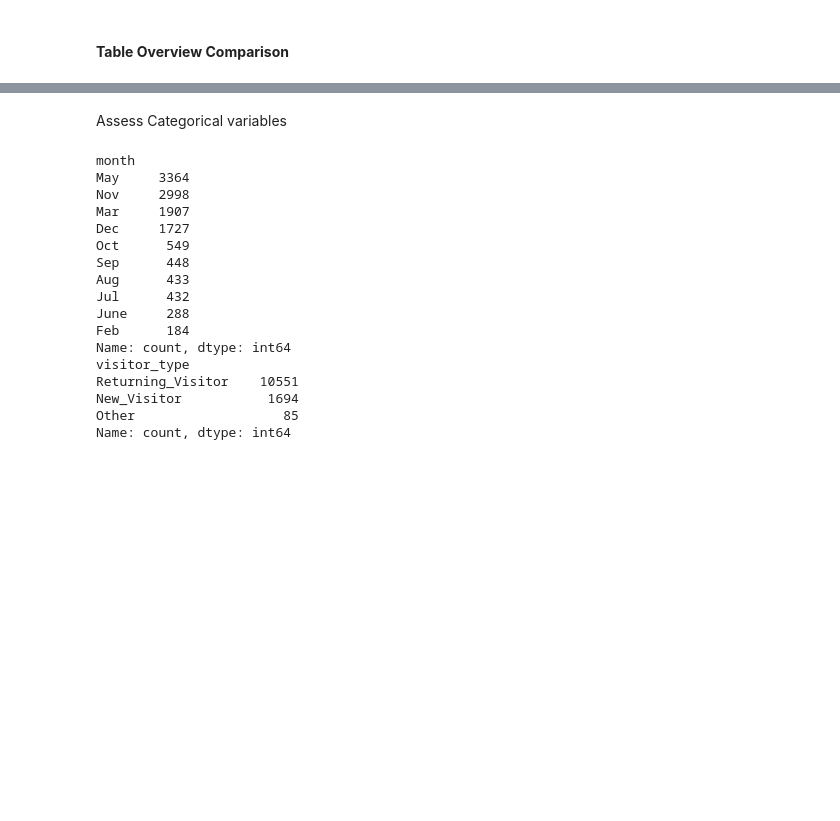
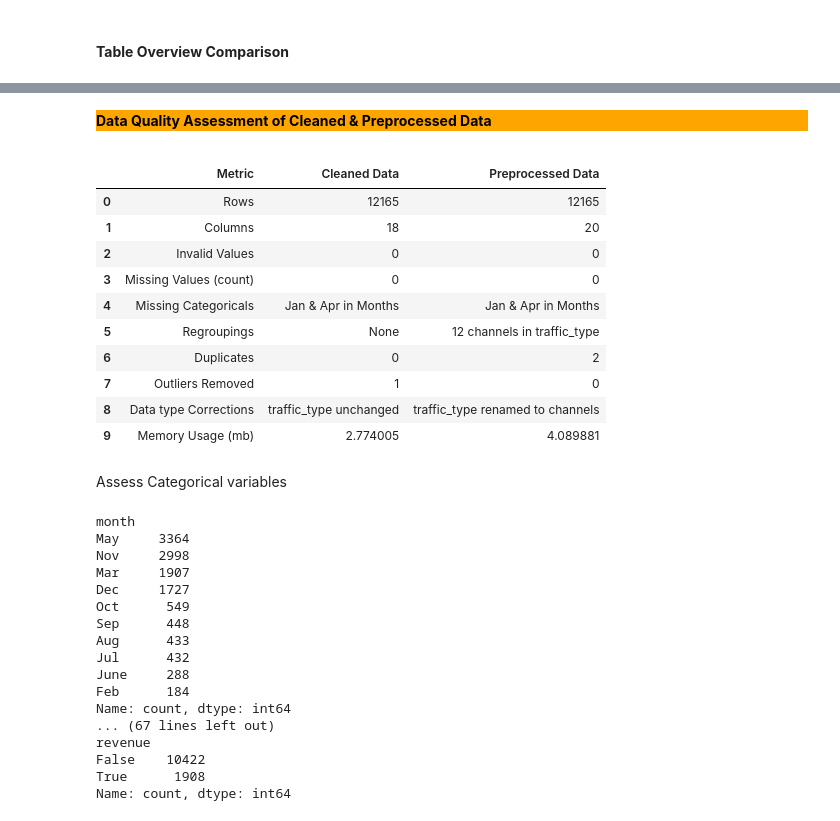
Before and after one commit to Craphtr/online-shopping-ml-case-study, a Jupyter notebook: data_quality_assessment.ipynb, the cells around one changed output, grey strips where cells are left out. Drawn from its saved outputs; the diff is of its cells as text; code cells hidden in the pictures; blank space fills up the shorter version.

```diff
--- a/data_quality_assessment.ipynb
+++ b/data_quality_assessment.ipynb
@@ -268,7 +301,33 @@ comparison_table
+# %% [markdown]
+<div class="alert alert-block" style = "background-color: orange">
+    <p><b><font size="+2" color="black">Data Quality Assessment of Cleaned & Preprocessed Data</font></b></p>
+    </div>
+# %%
+prep_data_noencoding = clean_prepd_shopping.copy()
+prep_shape= prep_data_noencoding.shape
+prep_miss = prep_data_noencoding.isna().sum()
+prep_dup = prep_data_noencoding.duplicated().sum()
+prep_mem = prep_data_noencoding.memory_usage(deep=True).sum()/ (1024 ** 2)
+Preprocessing_Summary = pd.DataFrame({'Metric':['Rows','Columns','Invalid Values','Missing Values (count)','Missing Categoricals','Regroupings','Duplicates','Outliers Removed','Data type Corrections','Memory Usage (mb)'],
+                                 'Cleaned Data': [clean_shape[0],clean_shape[1],0,clean_miss.values[0],'Jan & Apr in Months','None',clean_dup,1,'traffic_type unchanged',clean_mem],
+                                 'Preprocessed Data':[prep_shape[0],prep_shape[1],0,prep_miss.values[0],'Jan & Apr in Months','12 channels in traffic_type',prep_dup,0,'traffic_type renamed to channels',prep_mem]})
+Preprocessing_Summary
+# %% [output]
+|  | Metric | Cleaned Data | Preprocessed Data |
+| 0 | Rows | 12165 | 12165 |
+| 1 | Columns | 18 | 20 |
+| 2 | Invalid Values | 0 | 0 |
+| 3 | Missing Values (count) | 0 | 0 |
+| 4 | Missing Categoricals | Jan & Apr in Months | Jan & Apr in Months |
+| 5 | Regroupings | None | 12 channels in traffic_type |
+| 6 | Duplicates | 0 | 2 |
+| 7 | Outliers Removed | 1 | 0 |
+| 8 | Data type Corrections | traffic_type unchanged | traffic_type renamed to channels |
+| 9 | Memory Usage (mb) | 2.774005 | 4.089881 |
 # %% [markdown]
 Assess Categorical variables
 # %%
-for col in shoppingdata.select_dtypes(include='object'):
+for col in shoppingdata.select_dtypes(include=['object','int64','bool']):
     print(shoppingdata[col].value_counts())
 # %% [output]
 month
@@ -283,8 +342,8 @@ Jul      432
 June     288
 Feb      184
 Name: count, dtype: int64
-visitor_type
-Returning_Visitor    10551
-New_Visitor           1694
-Other                   85
+... (67 lines left out)
+revenue
+False    10422
+True      1908
 Name: count, dtype: int64
```
Also changed, not shown: parts of 12 cells of this notebook.
